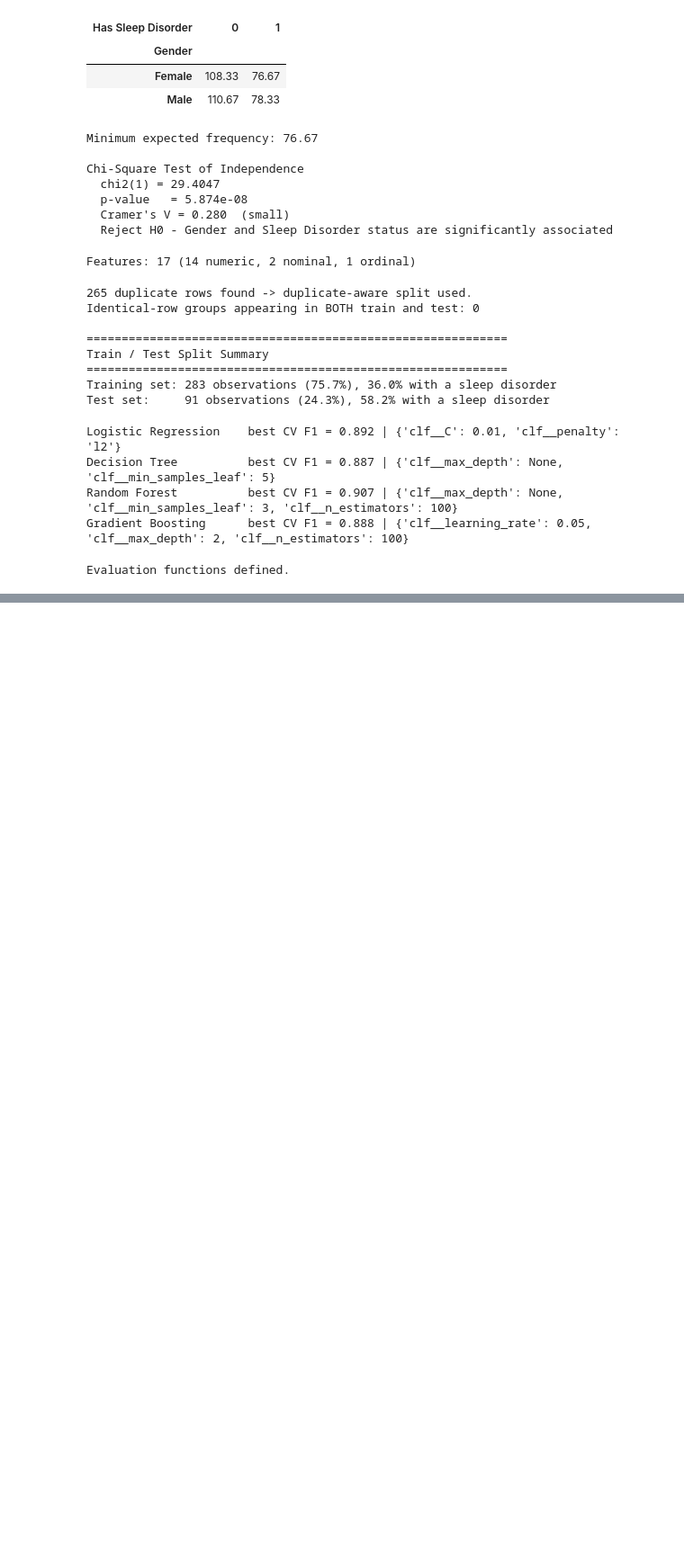
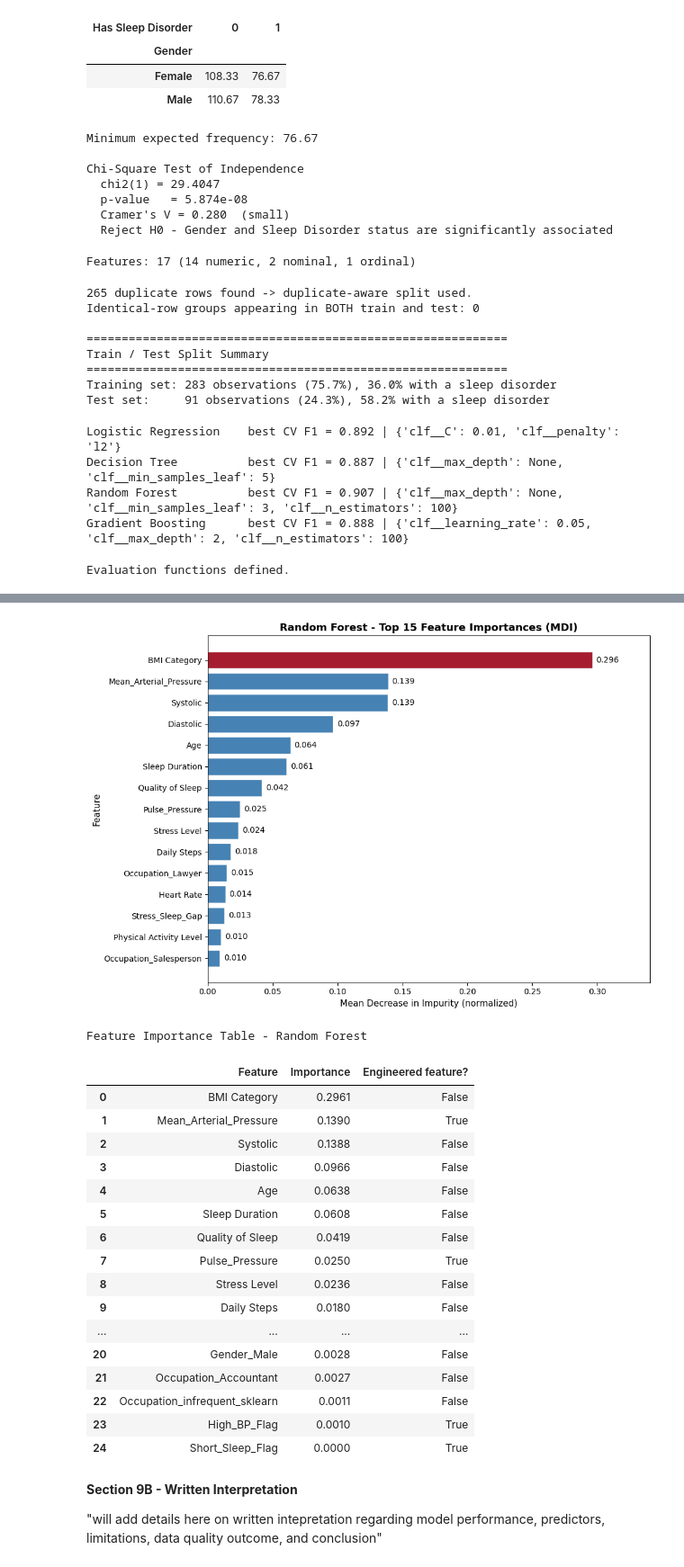
Before and after one commit to sudiksharamakrishnanhse-lab/ProgrammingforHDS_FinalProject, a Jupyter notebook: DatasetSelection.ipynb, the cells around one changed output, grey strips where cells are left out. Shown at 90% size. Drawn from its saved outputs; the diff is of its cells as text; code cells hidden in the pictures; blank space fills up the shorter version.

```diff
--- a/DatasetSelection.ipynb
+++ b/DatasetSelection.ipynb
@@ -703,0 +760,54 @@ Evaluation functions defined.
+# %%
+# @title **Section 9A - Feature Important (Best Model)**
+
+tree_models = [n for n in tuned if hasattr(tuned[n].named_steps["clf"], "feature_importances_")]
+BEST_TREE_NAME = max(tree_models, key=lambda n: grids[n].best_score_)
+best_tree = tuned[BEST_TREE_NAME]
+
+feature_names = [n.split("__", 1)[1] for n in best_tree.named_steps["prep"].get_feature_names_out()]
+importance_df = pd.DataFrame({
+    "Feature": feature_names,
+    "Importance": best_tree.named_steps["clf"].feature_importances_
+}).sort_values("Importance", ascending=False).reset_index(drop=True)
+
+importance_df["Engineered feature?"] = importance_df["Feature"].isin(engineered)
+
+top = importance_df.head(15) # top 15 keeps the chart readable
+fig, ax = plt.subplots(figsize=(10, 7))
+colors = ["#A51C30" if i == 0 else "steelblue" for i in range(len(top))]
+ax.barh(top["Feature"][::-1], top["Importance"][::-1], color=colors[::-1], edgecolor="white")
+ax.set_title(f"{BEST_TREE_NAME} - Top 15 Feature Importances (MDI)", fontsize=13, fontweight="bold")
+ax.set_xlabel("Mean Decrease in Impurity (normalized)", fontsize=11)
+ax.set_ylabel("Feature", fontsize=11)
+ax.set_xlim(0, top["Importance"].max() * 1.15)
+for i, val in enumerate(top["Importance"][::-1]): # value labels
+    ax.text(val + 0.003, i, f"{val:.3f}", va="center", fontsize=10)
+plt.tight_layout()
+plt.show()
+
+print(f"Feature Importance Table - {BEST_TREE_NAME}")
+display(importance_df.round(4))
+# %% [output]
+[figure, added]
+Feature Importance Table - Random Forest
+|  | Feature | Importance | Engineered feature? |
+| 0 | BMI Category | 0.2961 | False |
+| 1 | Mean_Arterial_Pressure | 0.1390 | True |
+| 2 | Systolic | 0.1388 | False |
+| 3 | Diastolic | 0.0966 | False |
+| 4 | Age | 0.0638 | False |
+| 5 | Sleep Duration | 0.0608 | False |
+| 6 | Quality of Sleep | 0.0419 | False |
+| 7 | Pulse_Pressure | 0.0250 | True |
+| 8 | Stress Level | 0.0236 | False |
+| 9 | Daily Steps | 0.0180 | False |
+| ... | ... | ... | ... |
+| 20 | Gender_Male | 0.0028 | False |
+| 21 | Occupation_Accountant | 0.0027 | False |
+| 22 | Occupation_infrequent_sklearn | 0.0011 | False |
+| 23 | High_BP_Flag | 0.0010 | True |
+| 24 | Short_Sleep_Flag | 0.0000 | True |
+# %% [markdown]
+**Section 9B - Written Interpretation**
+
+"will add details here on written intepretation regarding model performance, predictors, limitations, data quality outcome, and conclusion"
```
Also changed, not shown: parts of 3 cells of this notebook.
